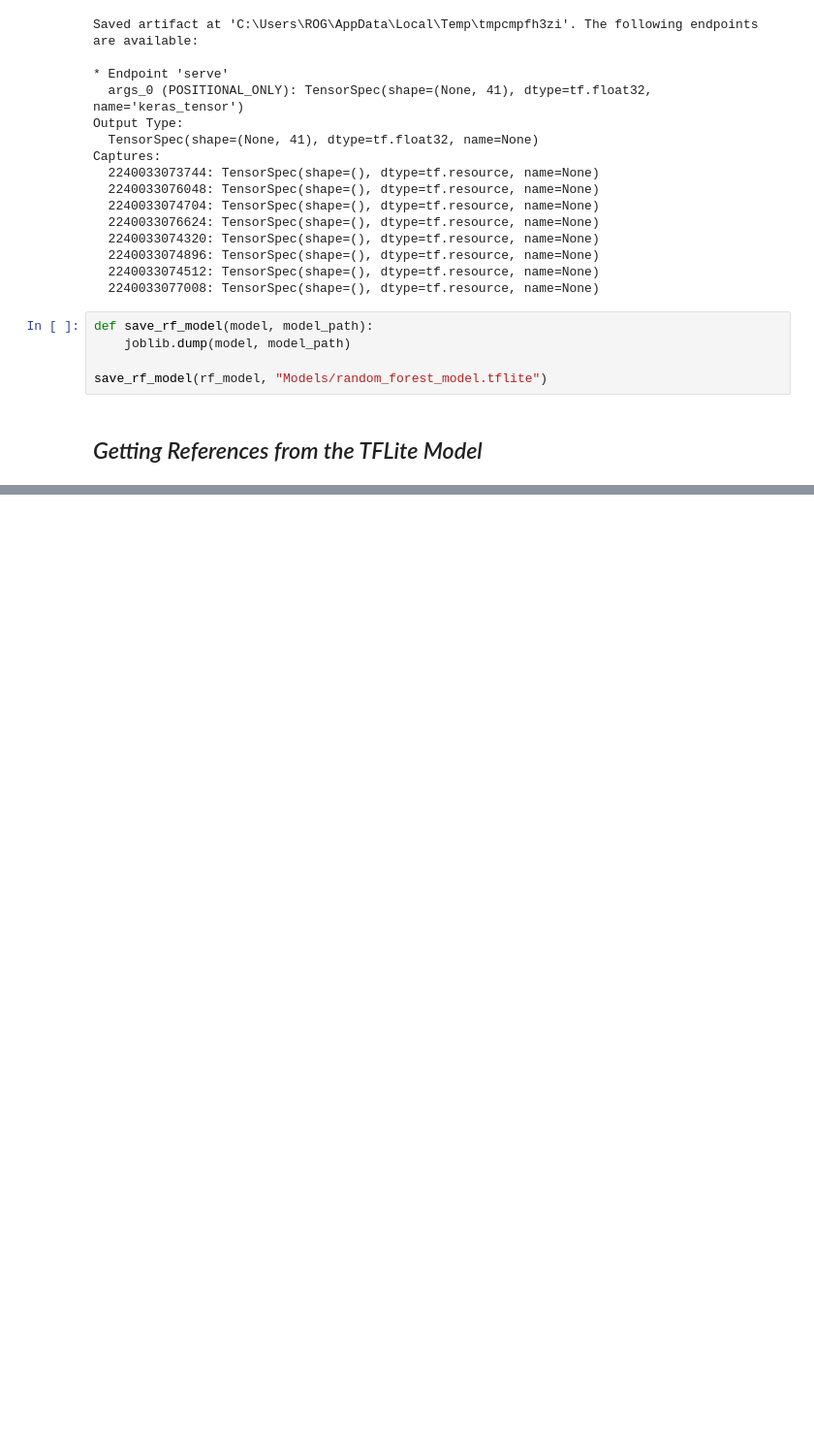
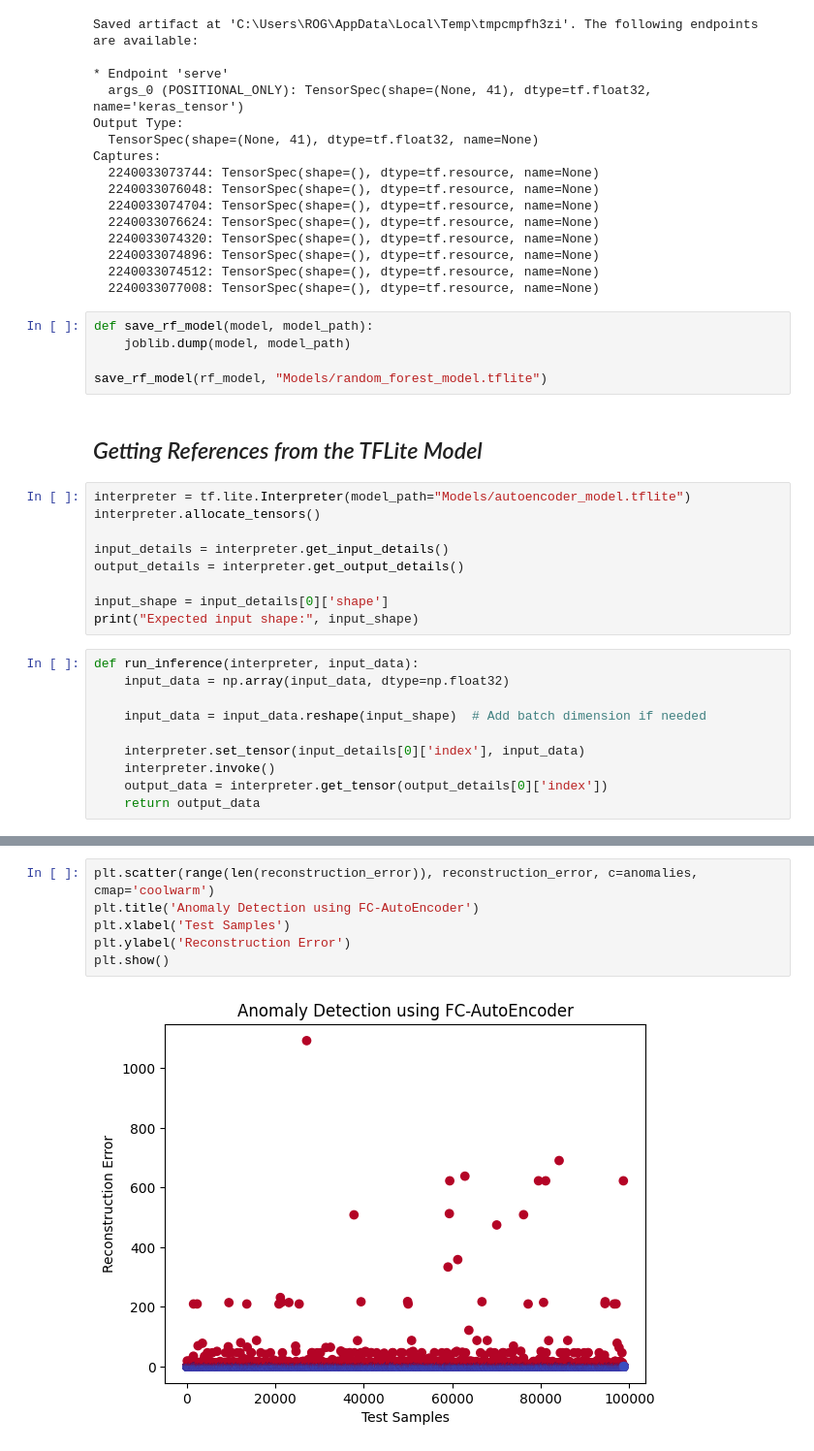
Before and after one commit to Sharif-University-ESRLab/fall2024-embeddedml-benchmark, a Jupyter notebook: Code/AnomalyDetection/CoreDetection.ipynb, the cells around one changed output, grey strips where cells are left out. Shown at 97% size. Saved outputs shown, nothing was run; the diff lists cells and outputs as text; blank space fills up the shorter version.

```diff
--- a/Code/AnomalyDetection/CoreDetection.ipynb
+++ b/Code/AnomalyDetection/CoreDetection.ipynb
@@ -133,3 +135,22 @@ def save_rf_model(model, model_path):
 save_rf_model(rf_model, "Models/random_forest_model.tflite")
 # %% [markdown]
 ## *Getting References from the TFLite Model*
+# %%
+interpreter = tf.lite.Interpreter(model_path="Models/autoencoder_model.tflite")
+interpreter.allocate_tensors()
+
+input_details = interpreter.get_input_details()
+output_details = interpreter.get_output_details()
+
+input_shape = input_details[0]['shape']
+print("Expected input shape:", input_shape)
+# %%
+def run_inference(interpreter, input_data):
+    input_data = np.array(input_data, dtype=np.float32)
+
+    input_data = input_data.reshape(input_shape)  # Add batch dimension if needed
+
+    interpreter.set_tensor(input_details[0]['index'], input_data)
+    interpreter.invoke()
+    output_data = interpreter.get_tensor(output_details[0]['index'])
+    return output_data
@@ -135,0 +187,8 @@ save_rf_model(rf_model, "Models/random_forest_model.tflite")
+# %%
+plt.scatter(range(len(reconstruction_error)), reconstruction_error, c=anomalies, cmap='coolwarm')
+plt.title('Anomaly Detection using FC-AutoEncoder')
+plt.xlabel('Test Samples')
+plt.ylabel('Reconstruction Error')
+plt.show()
+# %% [output]
+[figure, added]
```
Also changed, not shown: parts of 5 cells of this notebook.
